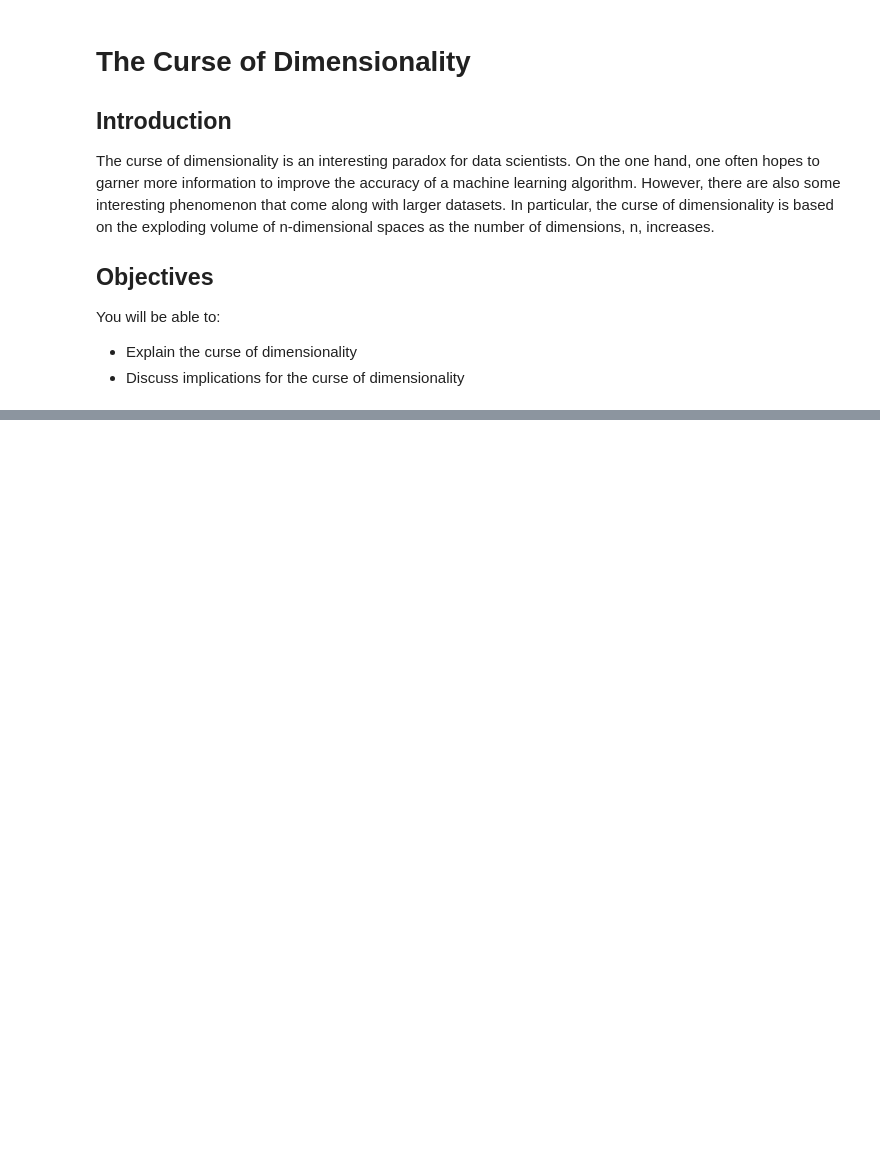
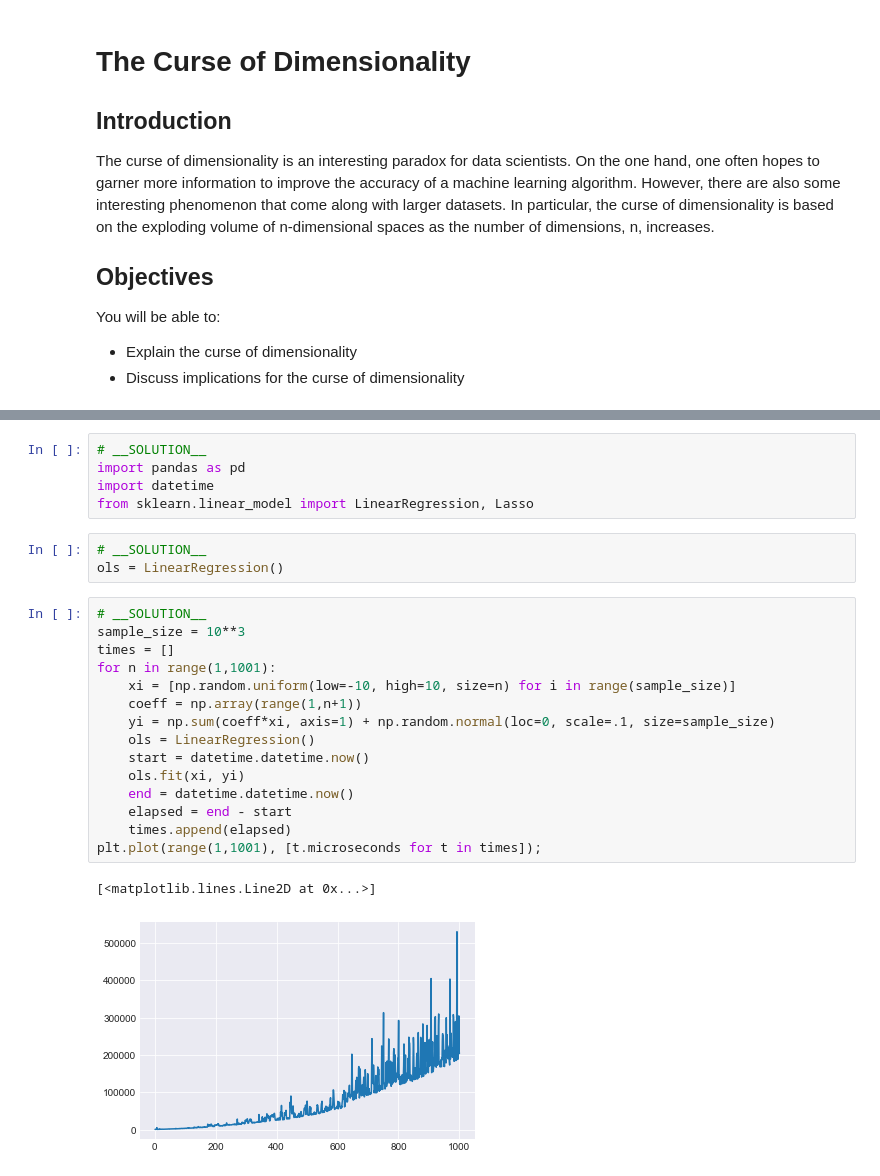
Before and after one commit to learn-co-curriculum/dsc-curse-of-dimensionality, a Jupyter notebook: index.ipynb, the cells around one changed output, grey strips where cells are left out. Saved outputs shown, nothing was run; the diff lists cells and outputs as text; blank space fills up the shorter version.

```diff
--- a/index.ipynb
+++ b/index.ipynb
@@ -34,0 +61,26 @@ The curse of dimensionality presents an intriguing paradox. On the one hand, mor
+# %%
+# __SOLUTION__
+import pandas as pd
+import datetime
+from sklearn.linear_model import LinearRegression, Lasso
+# %%
+# __SOLUTION__
+ols = LinearRegression()
+# %%
+# __SOLUTION__
+sample_size = 10**3
+times = []
+for n in range(1,1001):
+    xi = [np.random.uniform(low=-10, high=10, size=n) for i in range(sample_size)]
+    coeff = np.array(range(1,n+1))
+    yi = np.sum(coeff*xi, axis=1) + np.random.normal(loc=0, scale=.1, size=sample_size)
+    ols = LinearRegression()
+    start = datetime.datetime.now()
+    ols.fit(xi, yi)
+    end = datetime.datetime.now()
+    elapsed = end - start
+    times.append(elapsed)
+plt.plot(range(1,1001), [t.microseconds for t in times]);
+# %% [output]
+[<matplotlib.lines.Line2D at 0x...>]
+[figure, added]
```
Also changed, not shown: parts of 6 cells of this notebook, 5 other files.
